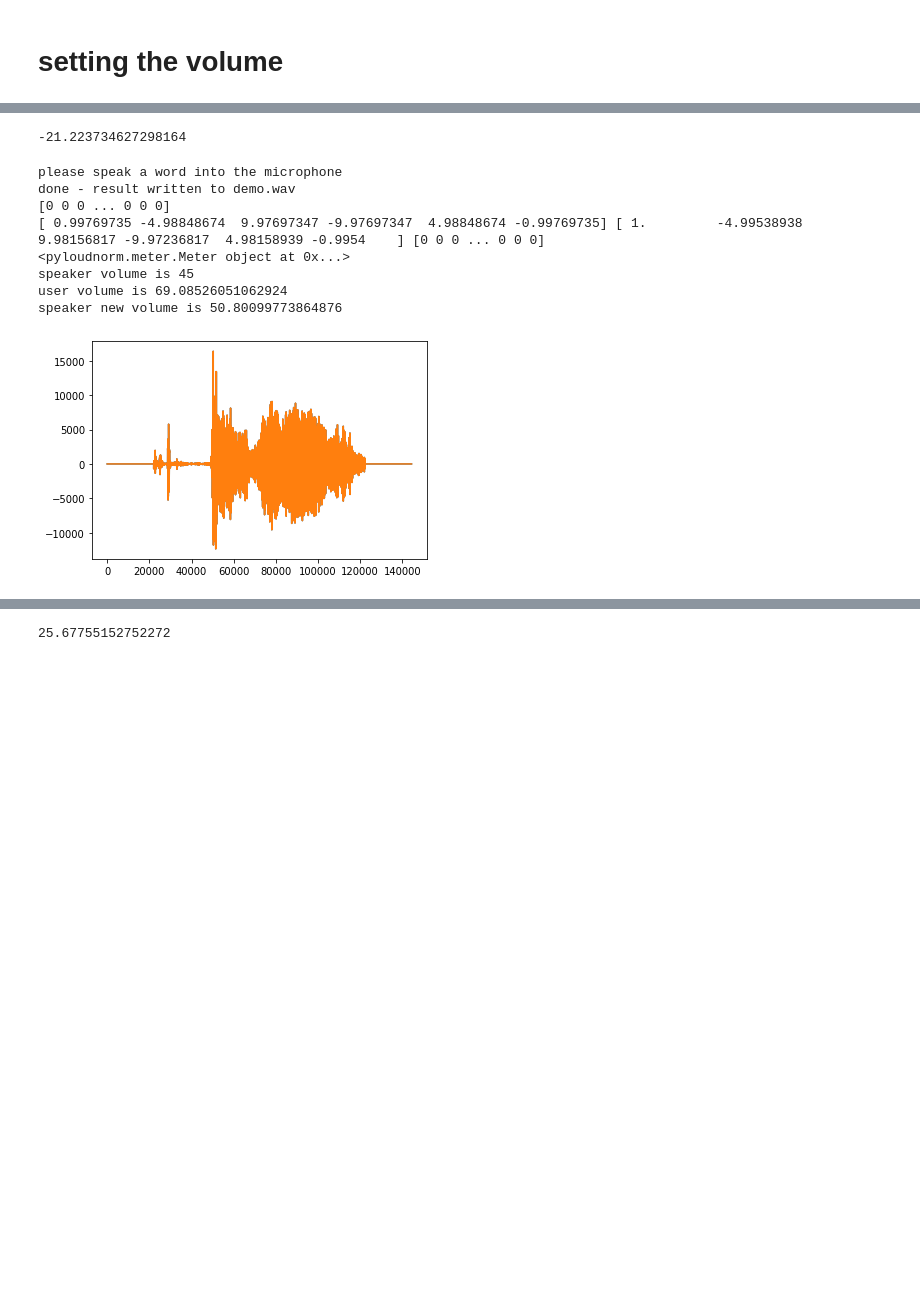
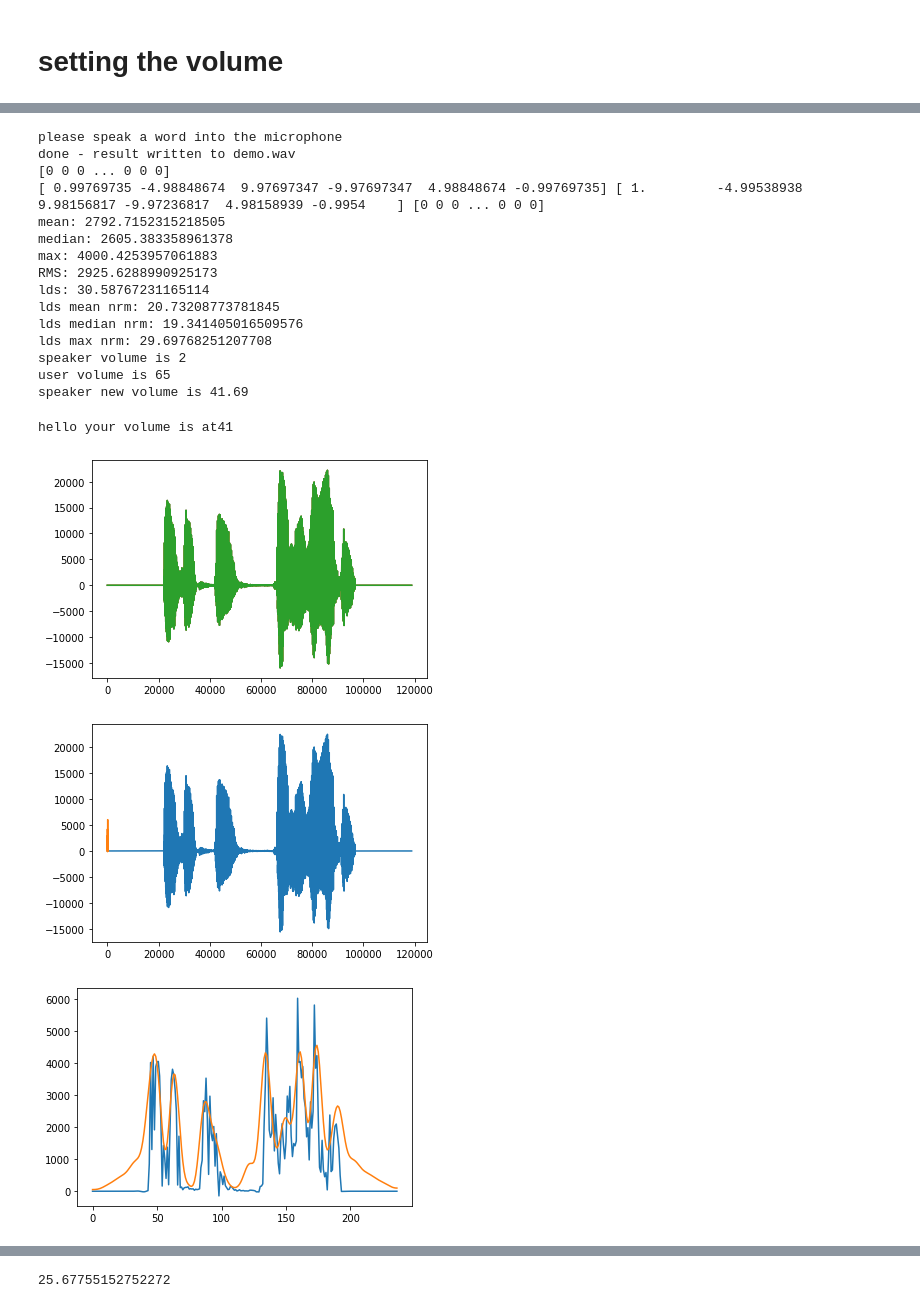
Before and after one commit to QuantumArjun/Emote-X, a Jupyter notebook: Loudness.ipynb, the cells around one changed output, grey strips where cells are left out. Cells and saved outputs as stored; diff of their text form; code cells hidden in the pictures; blank space fills up the shorter version.

Commit message:
fixed bug where loudness was not working

```diff
--- a/Loudness.ipynb
+++ b/Loudness.ipynb
@@ -181,7 +182,6 @@ def record():
     stream.close()
     p.terminate()
 
-    r = normalize(r)
     r = trim(r)
     r = add_silence(r, 0.5)
     return sample_width, r
@@ -189,6 +189,8 @@ def record():
 def record_to_file(path):
     "Records from the microphone and outputs the resulting data to 'path'"
     sample_width, data = record()
+    plt.figure(6)
+    plt.plot(data)
     data = pack('<' + ('h'*len(data)), *data)
 
     wf = wave.open(path, 'wb')
@@ -207,8 +209,10 @@ def reply(user_volume):
         new_volume = speaker_volume - (((speaker_volume - user_volume)**2) /100)
     print("speaker new volume is "+str(new_volume))
     osascript.osascript("set volume output volume "+str(new_volume))
-    thing_to_say = 'hello, your volume is at'+str(int(new_volume))
+    thing_to_say = 'hello your volume is at'+str(int(new_volume))
+    print(thing_to_say)
     os.system("say "+thing_to_say)
+
 def voice_input(voice_data):
     fs, data = wavfile.read(voice_data)
     plt.plot(data)
@@ -343,11 +348,0 @@ def getting_loudness2(data):
-# %%
-def getting_loudness3(data, rate):
-
-# peak normalize audio to -1 dB
-    peak_normalized_audio = pyln.normalize.peak(data, -1)
-
-# measure the loudness first
-    meter = pyln.Meter(rate) # create BS.1770 meter
-    print(meter)
-    loudness = meter.integrated_loudness(data)
-    return loudness
@@ -359,25 +438,28 @@ getting_loudness3(data, rate)
-# %%
-data, rate = sf.read("demo.wav") # load audio (with shape (samples, channels))
-meter = pyln.Meter(rate) # create BS.1770 meter
-loudness = meter.integrated_loudness(data) # measure loudness
-loudness
-# %% [output]
--21.223734627298164
 # %%
 if __name__ == '__main__':
     print("please speak a word into the microphone")
     record_to_file('demo.wav')
     print("done - result written to demo.wav")
     data, rate = voice_input('demo.wav')
     new_volume = getting_loudness3(data, rate)
-    reply(new_volume)
+    reply(int(new_volume))
 # %% [output]
 please speak a word into the microphone
 done - result written to demo.wav
 [0 0 0 ... 0 0 0]
 [ 0.99769735 -4.98848674  9.97697347 -9.97697347  4.98848674 -0.99769735] [ 1.         -4.99538938  9.98156817 -9.97236817  4.98158939 -0.9954    ] [0 0 0 ... 0 0 0]
-<pyloudnorm.meter.Meter object at 0x...>
-speaker volume is 45
-user volume is 69.08526051062924
-speaker new volume is 50.80099773864876
+mean: 2792.7152315218505
+median: 2605.383358961378
+max: 4000.4253957061883
+RMS: 2925.6288990925173
+lds: 30.58767231165114
+lds mean nrm: 20.73208773781845
+lds median nrm: 19.341405016509576
+lds max nrm: 29.69768251207708
+speaker volume is 2
+user volume is 65
+speaker new volume is 41.69
+hello your volume is at41
-[figure, old version]
+[figure, new version]
+[figure, added]
+[figure, added]
```
Also changed, not shown: parts of 7 cells of this notebook, 1 other file.
